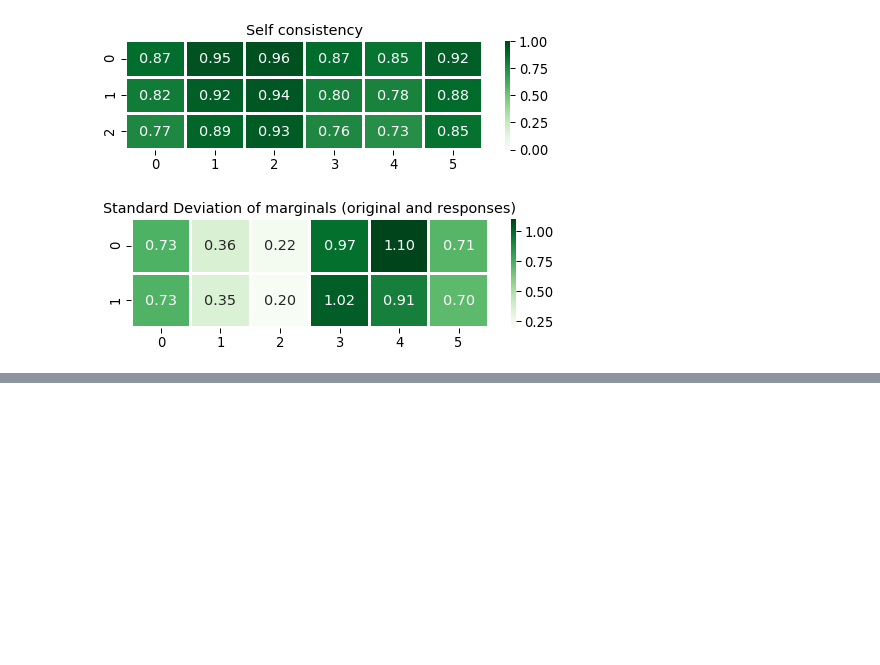
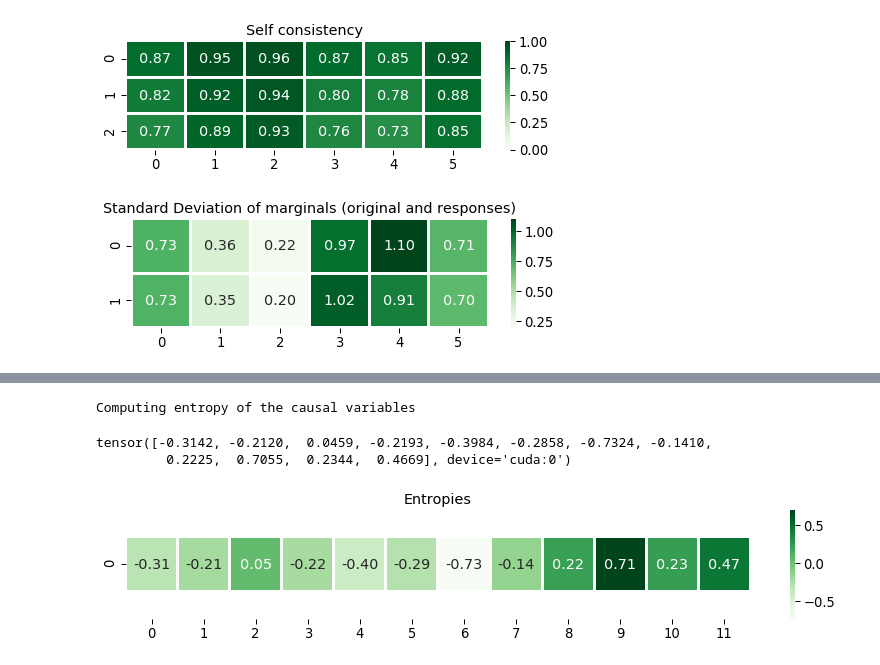
Before and after one commit to GiuliaLanzillotta/CausalAE, a Jupyter notebook: visualisations/Scoring.ipynb, the cells around one changed output, grey strips where cells are left out. Drawn from its saved outputs; the diff is of its cells as text; code cells hidden in the pictures; blank space fills up the shorter version.

Commit message:
entropies

```diff
--- a/visualisations/Scoring.ipynb
+++ b/visualisations/Scoring.ipynb
@@ -536,0 +539,10 @@ fig2 = handler.visualiser.plot_heatmap(std_dev.view(2,6).cpu(),
+# %%
+params = {"model_name":"XCAE",
+          "model_version":"multidim",
+          "data" : "MNIST"}
+
+# load handler
+handler = ModelHandler.from_config(**params)
+handler.config["logging_params"]["save_dir"] = "./logs"
+handler.load_checkpoint()
+handler.reset_tau(100000)
@@ -536,0 +567,21 @@ fig2 = handler.visualiser.plot_heatmap(std_dev.view(2,6).cpu(),
+# %%
+params= {'num_batches':10}
+
+entropies = handler.score_causal_vars_entropy(**params)
+# %% [output]
+Computing entropy of the causal variables
+# %%
+entropies
+# %% [output]
+tensor([-0.3142, -0.2120,  0.0459, -0.2193, -0.3984, -0.2858, -0.7324, -0.1410,
+         0.2225,  0.7055,  0.2344,  0.4669], device='cuda:0')
+# %%
+handler.visualiser = ModelVisualiser(handler.model, handler.dataloader.test, **handler.config["vis_params"])
+figure_params = {"figsize":(handler.model.latent_size+2,2), "nrows":1, "N":100, "markersize":10, "font_scale":10, "vmin":0.0, "vmax":1.0}
+# %%
+fig = handler.visualiser.plot_heatmap(entropies.view(1,-1).cpu(),
+                                      title="Entropies",
+                                      threshold=0.,
+                                      **figure_params)
+# %% [output]
+[figure, added]
```
Also changed, not shown: parts of 2 cells of this notebook, 7 other files.
